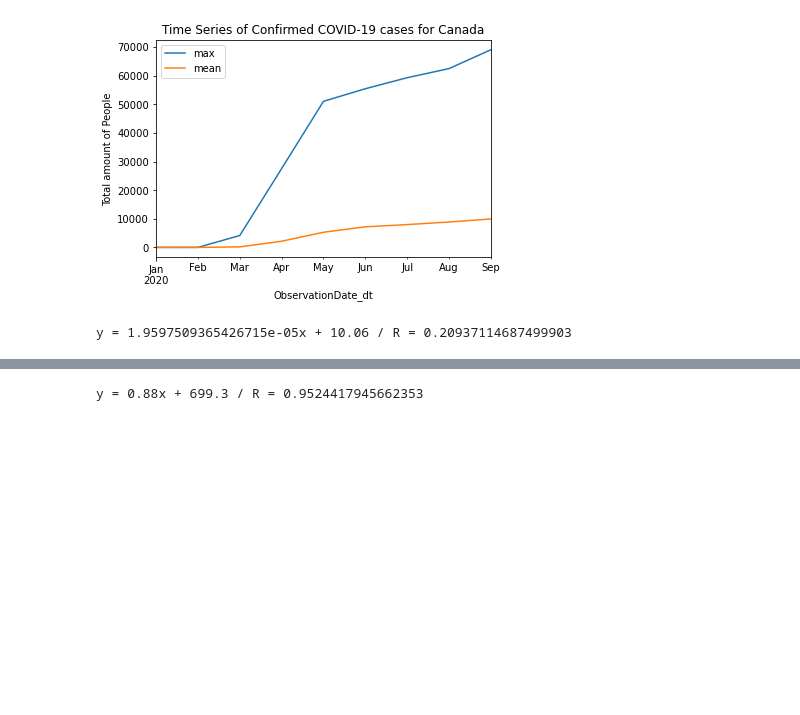
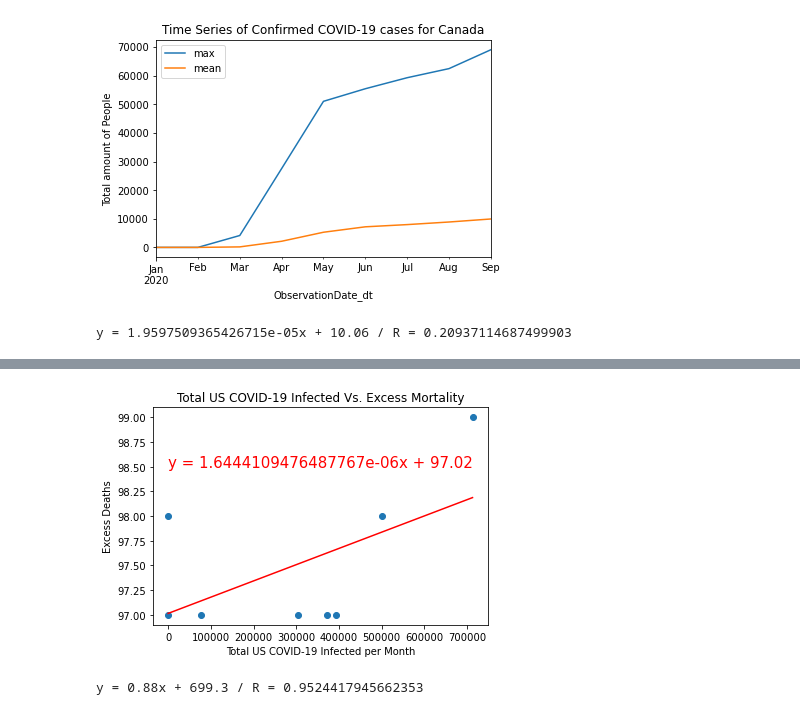
Before and after one commit to BunmiOlakanmi/Project, a Jupyter notebook: Transform/plotting_analysis.ipynb, the cells around one changed output, grey strips where cells are left out. Cells and saved outputs as stored; diff of their text form; code cells hidden in the pictures; blank space fills up the shorter version.

```diff
--- a/Transform/plotting_analysis.ipynb
+++ b/Transform/plotting_analysis.ipynb
@@ -59,13 +71,15 @@ ValueError: Image size of 387x167325 pixels is too large. It must be less than 2
 # %%
 #plot regressionon excess deaths and Covid infected
-plt.scatter(us_covid_df['Confirmed']['max'], clean_US_final2_df['excess_deaths_pct'])
-plt.plot(us_covid_df['Confirmed']['max'],regress_values3,"r-")
-plt.annotate(line_eq3,(6,10),fontsize=15,color="red")
+plt.scatter(us_covid_df2['Confirmed']['max'], clean_US_final2_df['excess_deaths'])
+plt.plot(us_covid_df2['Confirmed']['max'],regress_values2,"r-")
+plt.annotate(line_eq2,(0,98.5),fontsize=15,color="red")
 plt.xlabel('Total US COVID-19 Infected per Month')
 plt.ylabel('Excess Deaths')
-plt.title("Total US COVID-19 Infected Vs. Excess Mortality Rate")
+plt.title("Total US COVID-19 Infected Vs. Excess Mortality")
 plt.savefig("../Pictures/Question4_reg", bbox_inches = "tight")
 plt.show()
+# %% [output]
+[figure, added]
 # %%
 #Question 5 Differences between COVID-19 and normal flu deaths(Death Counts.ipynb)
 #regression on total deaths
```
Also changed, not shown: parts of 4 cells of this notebook, 2 other files.
